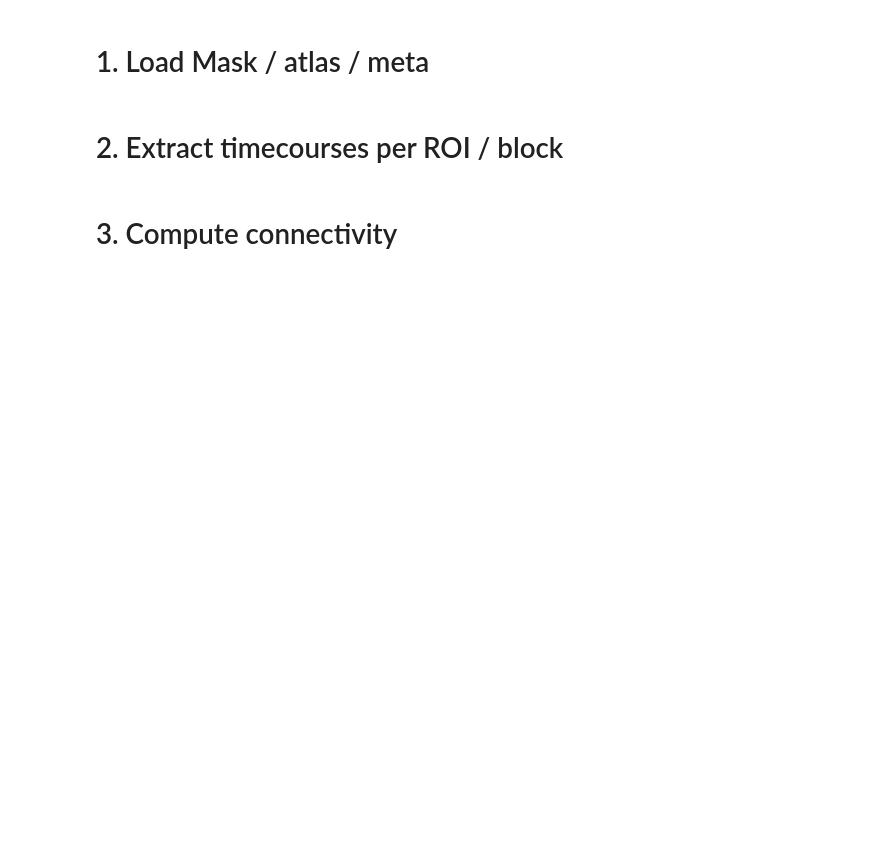
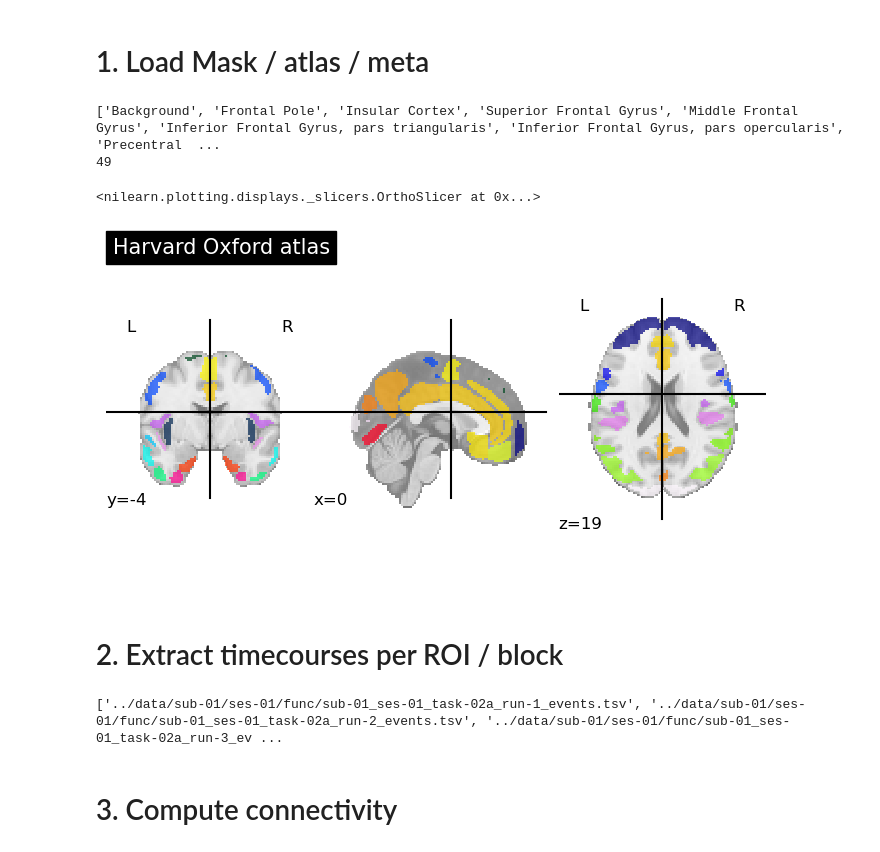
Before and after one commit to GalhardoCorreia/MusicBrainNetwork, a Jupyter notebook: scripts/functional-connectivity_BD.ipynb, the cells around one changed output. Saved outputs shown, nothing was run; the diff lists cells and outputs as text; code cells hidden in the pictures; blank space fills up the shorter version.

```diff
--- a/scripts/functional-connectivity_BD.ipynb
+++ b/scripts/functional-connectivity_BD.ipynb
@@ -33,4 +61,27 @@ plot_anat(anat_path, title='T1w image', display_mode='ortho',  draw_cross=False,
 # %% [markdown]
 # 1. Load Mask / atlas / meta
+# %%
+# load atlas
+from nilearn import datasets
+atlas = datasets.fetch_atlas_harvard_oxford('cort-maxprob-thr50-2mm')
+atlas_filename = atlas.maps
+
+# list of labels
+labels = atlas.labels
+
+print(labels)
+
+# number of regions
+number_of_regions = len(labels)
+print(number_of_regions)
+
+# plot the atlas
+from nilearn import plotting
+plotting.plot_roi(atlas_filename, title="Harvard Oxford atlas")
+# %% [output]
+['Background', 'Frontal Pole', 'Insular Cortex', 'Superior Frontal Gyrus', 'Middle Frontal Gyrus', 'Inferior Frontal Gyrus, pars triangularis', 'Inferior Frontal Gyrus, pars opercularis', 'Precentral  ...
+49
+<nilearn.plotting.displays._slicers.OrthoSlicer at 0x...>
+[figure, added]
 # %% [markdown]
 # 2. Extract timecourses per ROI / block
@@ -37,2 +95,12 @@ plot_anat(anat_path, title='T1w image', display_mode='ortho',  draw_cross=False,
+# %%
+fdir_events = [file for file in os.listdir(funcdir_path) if file.endswith('.tsv')]
+
+f_events = [os.path.join(funcdir_path, f) for f in fdir_events]
+
+f_events.sort()
+
+print(f_events)
+# %% [output]
+['../data/sub-01/ses-01/func/sub-01_ses-01_task-02a_run-1_events.tsv', '../data/sub-01/ses-01/func/sub-01_ses-01_task-02a_run-2_events.tsv', '../data/sub-01/ses-01/func/sub-01_ses-01_task-02a_run-3_ev ...
 # %% [markdown]
 # 3. Compute connectivity
```
Also changed, not shown: parts of 8 cells of this notebook, 47 other files.
